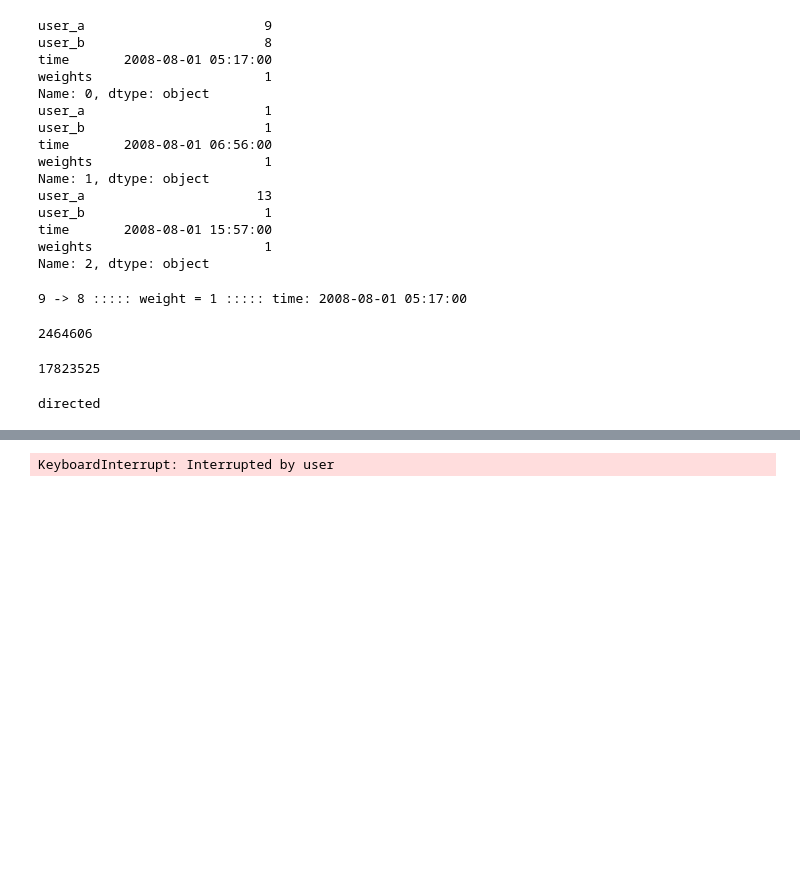
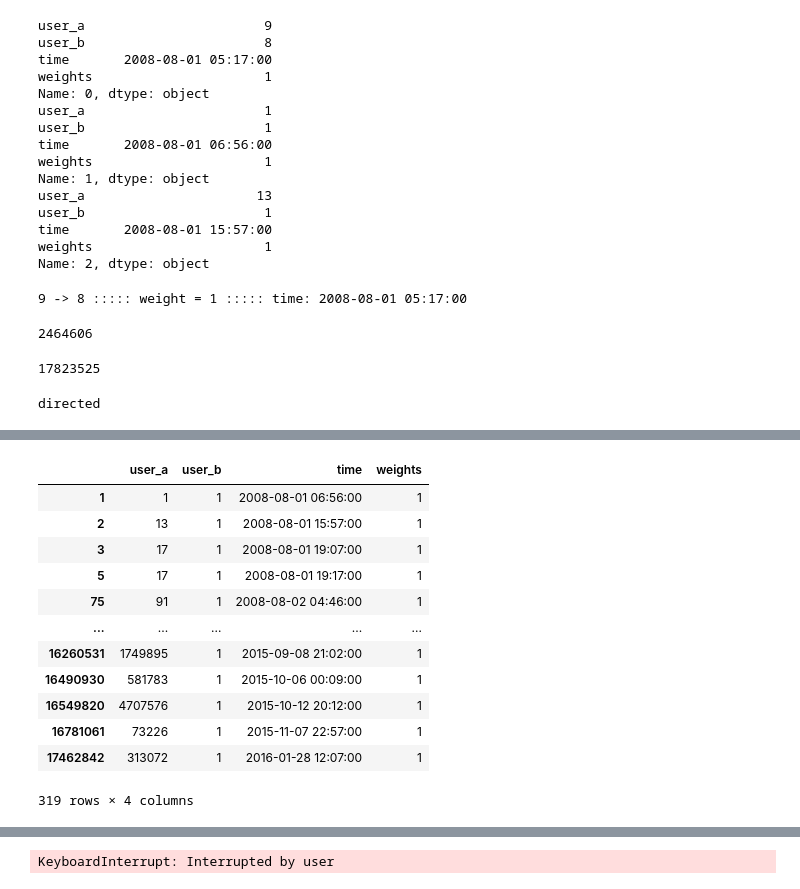
Before and after one commit to michele1783/ADM-HW5, a Jupyter notebook: test-Ame.ipynb, the cells around one changed output, grey strips where cells are left out. Cells and saved outputs as stored; diff of their text form; code cells hidden in the pictures; blank space fills up the shorter version.

```diff
--- a/test-Ame.ipynb
+++ b/test-Ame.ipynb
@@ -222,0 +230,16 @@ len(a2q_graph.nodes.keys())
+# %%
+a2q[a2q.user_b == 1]
+# %% [output]
+|  | user_a | user_b | time | weights |
+| 1 | 1 | 1 | 2008-08-01 06:56:00 | 1 |
+| 2 | 13 | 1 | 2008-08-01 15:57:00 | 1 |
+| 3 | 17 | 1 | 2008-08-01 19:07:00 | 1 |
+| 5 | 17 | 1 | 2008-08-01 19:17:00 | 1 |
+| 75 | 91 | 1 | 2008-08-02 04:46:00 | 1 |
+| ... | ... | ... | ... | ... |
+| 16260531 | 1749895 | 1 | 2015-09-08 21:02:00 | 1 |
+| 16490930 | 581783 | 1 | 2015-10-06 00:09:00 | 1 |
+| 16549820 | 4707576 | 1 | 2015-10-12 20:12:00 | 1 |
+| 16781061 | 73226 | 1 | 2015-11-07 22:57:00 | 1 |
+| 17462842 | 313072 | 1 | 2016-01-28 12:07:00 | 1 |
+319 rows × 4 columns
```
Also changed, not shown: parts of 10 cells of this notebook.
